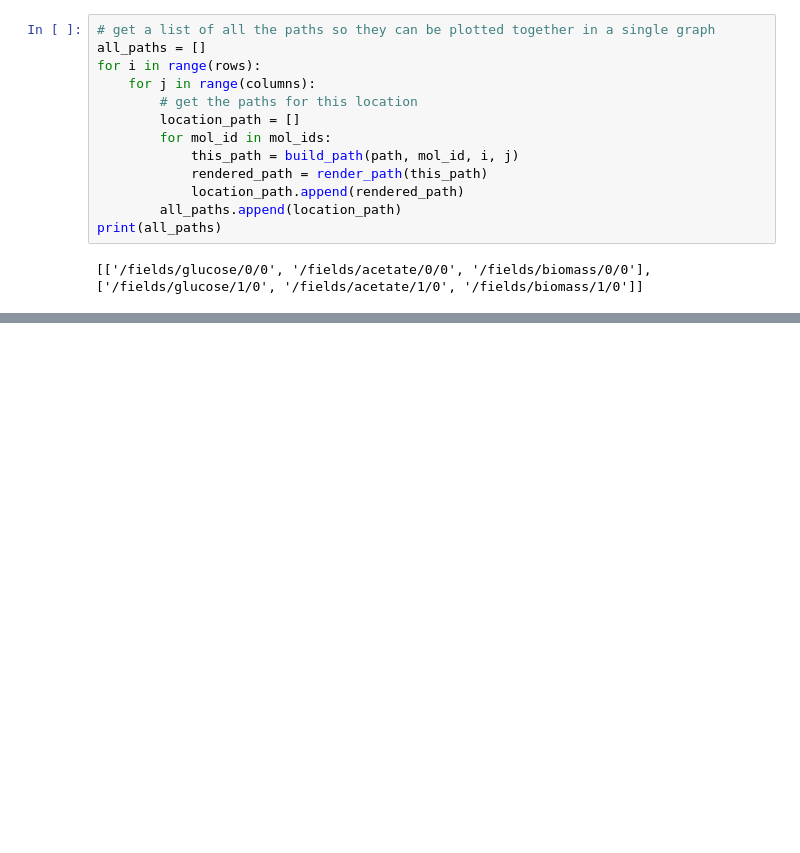
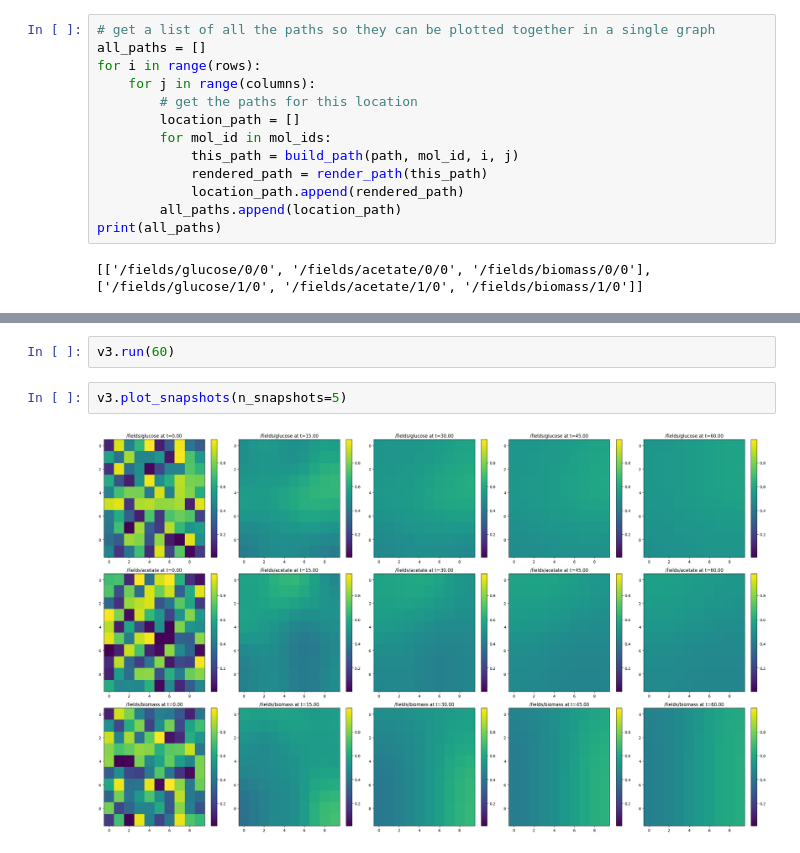
Before and after one commit to vivarium-collective/spatio-flux, a Jupyter notebook: demo/build_comets.ipynb, the cells around one changed output, grey strips where cells are left out. Saved outputs shown, nothing was run; the diff lists cells and outputs as text; blank space fills up the shorter version.

```diff
--- a/demo/build_comets.ipynb
+++ b/demo/build_comets.ipynb
@@ -247,0 +296,6 @@ v2.plot_timeseries(
+# %%
+v3.run(60)
+# %%
+v3.plot_snapshots(n_snapshots=5)
+# %% [output]
+[figure, added]
```
Also changed, not shown: parts of 13 cells of this notebook, 1 other file.
